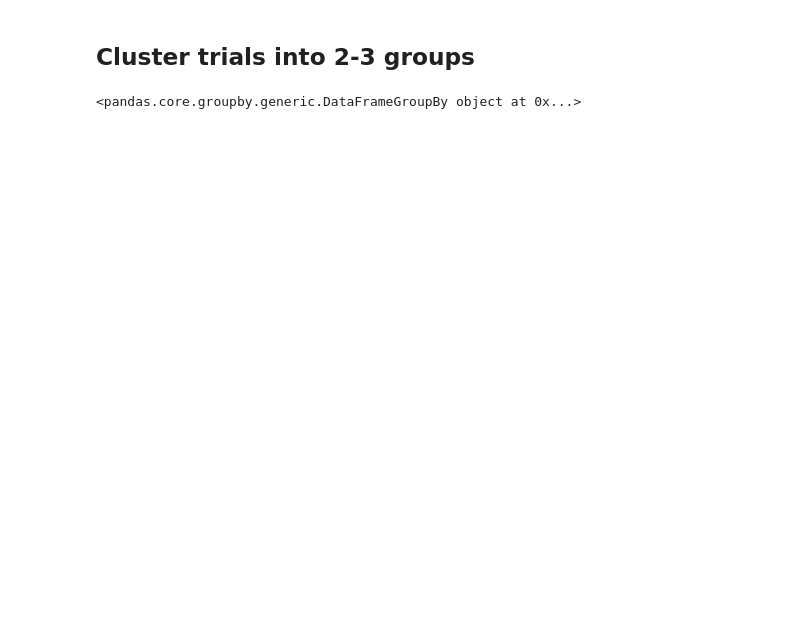
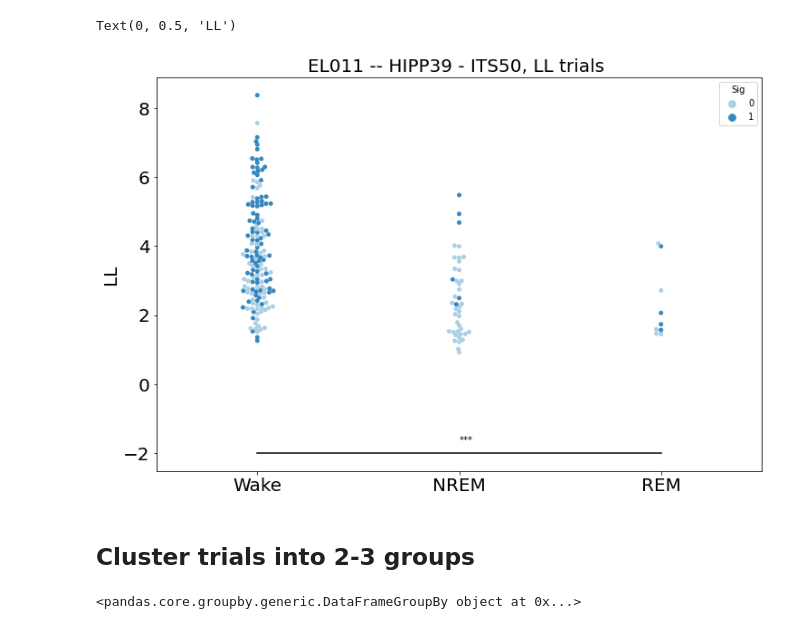
Before and after one commit to vellen23/CCEP_human, a Jupyter notebook: Python_Analysis/EvM/BM_sig_con.ipynb, the cells around one changed output. Cells and saved outputs as stored; diff of their text form; code cells hidden in the pictures; blank space fills up the shorter version.

```diff
--- a/Python_Analysis/EvM/BM_sig_con.ipynb
+++ b/Python_Analysis/EvM/BM_sig_con.ipynb
@@ -154,3 +235,27 @@ con_trial = pd.read_csv(file_con)
+# %%
+sc = 38
+rc = 49
+plt.figure(figsize=(12,8))
+plt.title(subj + ' -- ' + labels_all[sc] + ' - ' + labels_all[rc]+', LL trials ', fontsize=20)
+data_con = con_trial[(con_trial.Stim==sc)&(con_trial.Chan==rc)&(con_trial.Artefact<1)]
+sns.swarmplot(x='SleepState', y='LL', hue='Sig', data = data_con, palette='Blues')
+s, t_p = scipy.stats.ttest_ind(data_con.loc[(data_con.Sig==1)&(data_con.SleepState=='Wake'),'LL'].values, data_con.loc[(data_con.Sig==1)&(data_con.SleepState=='NREM'),'LL'].values)
+if t_p<0.05:
+    plt.plot([0,1], [-1,-1], color=[0,0,0])
+    plt.text(0.4, -0.7, '***', color=[0,0,0], fontsize=15)
+
+s, t_p = scipy.stats.ttest_ind(data_con.loc[(data_con.Sig==1)&(data_con.SleepState=='Wake'),'LL'].values, data_con.loc[(data_con.Sig==1)&(data_con.SleepState=='REM'),'LL'].values)
+if t_p<0.05:
+    plt.plot([0,2], [-2,-2], color=[0,0,0])
+    plt.text(1, -1.7, '***', color=[0,0,0])
+
+plt.xticks(fontsize=20)
+plt.yticks(fontsize=20)
+plt.xlabel('')
+plt.ylabel('LL',fontsize=20)
+# %% [output]
+Text(0, 0.5, 'LL')
+[figure, added]
 # %% [markdown]
 ## Cluster trials into 2-3 groups
 # %%
```
Also changed, not shown: parts of 4 cells of this notebook, 14 other files.
